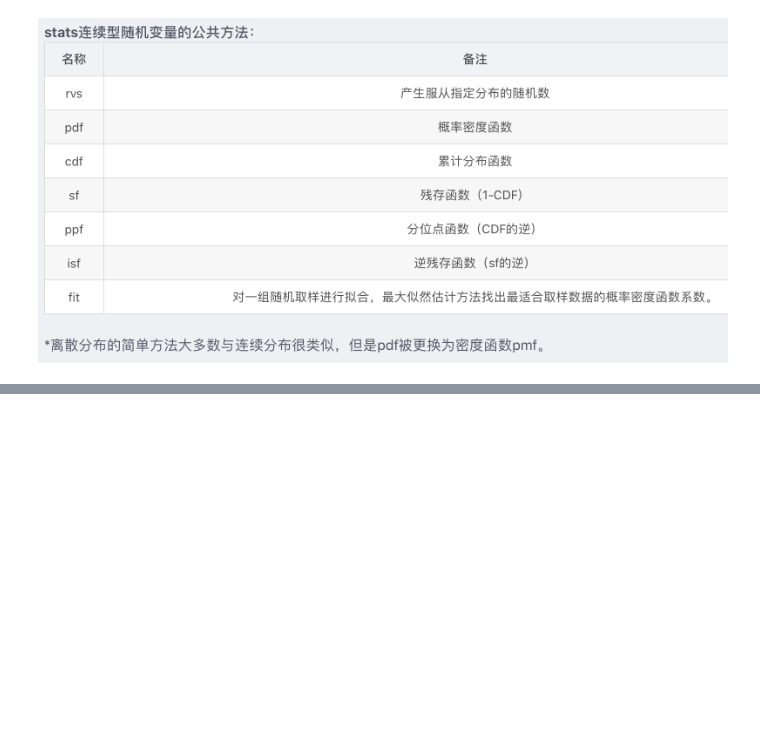
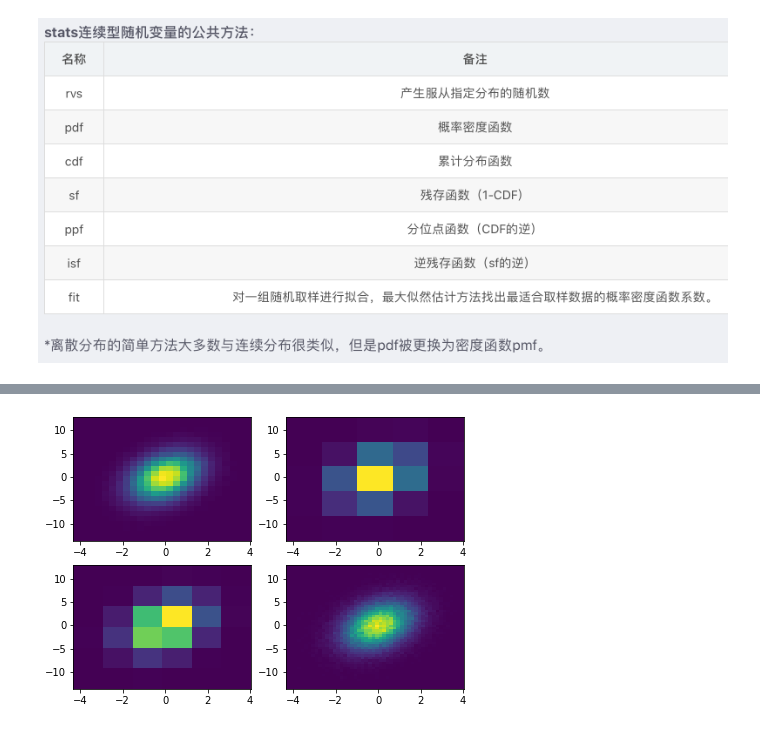
Before and after one commit to Alecia113/2021-S2, a Jupyter notebook: Machine L/1/foundation3_Probability.ipynb, the cells around one changed output, grey strips where cells are left out. Cells and saved outputs as stored; diff of their text form; code cells hidden in the pictures; blank space fills up the shorter version.

```diff
--- a/Machine L/1/foundation3_Probability.ipynb
+++ b/Machine L/1/foundation3_Probability.ipynb
@@ -140,0 +243,16 @@ pl.show()
+# %%
+pl.figure(figsize=(7,5))
+pl.subplot(221)
+pl.hist2d(x, y, 25, density=True)  #hexbin 六进制
+pl.subplot(222)
+pl.hist2d(x, y, 5, density=True)  #hexbin 六进制
+pl.subplot(223)
+pl.hist2d(x, y, 6, density=True)  #hexbin 六进制
+pl.subplot(224)
+pl.hist2d(x, y, 50, density=True)  #hexbin 六进制
+
+#Docstring:
+#Make a 2D histogram plot.
+pl.show()
+# %% [output]
+[figure, added]
```
Also changed, not shown: parts of 59 cells of this notebook.
